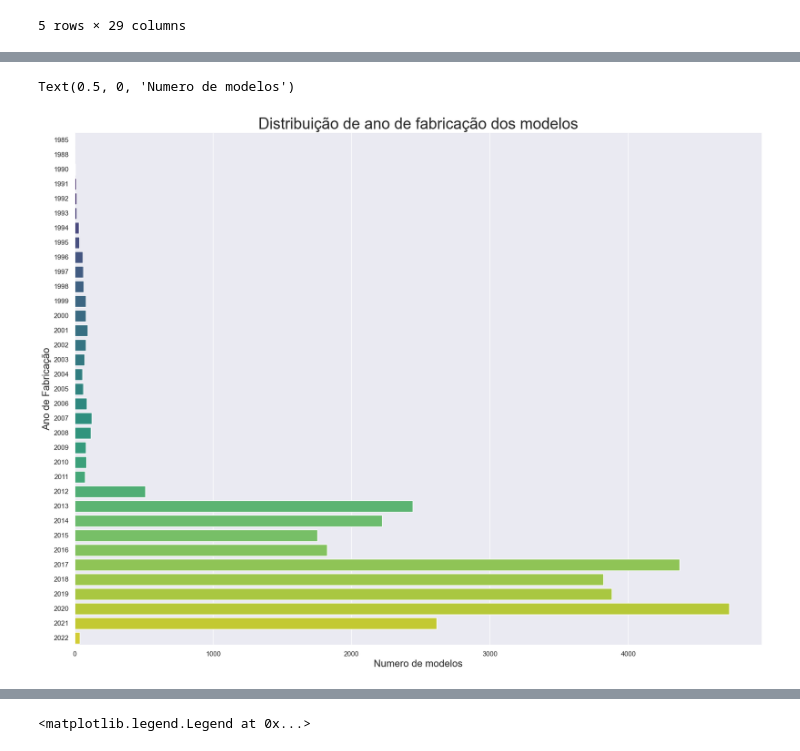
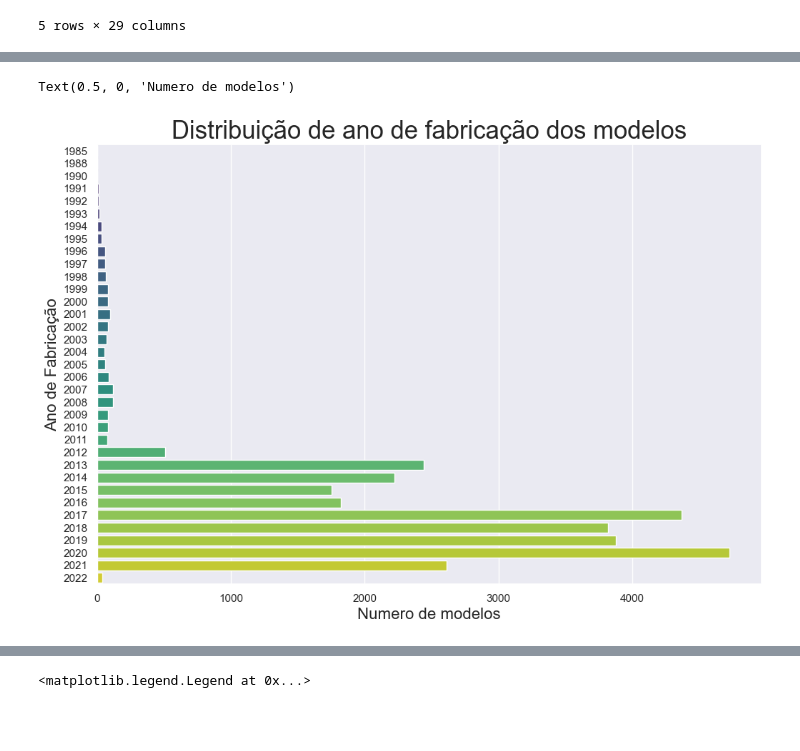
Before and after one commit to marcostrivelato/desafio-lighthouse, a Jupyter notebook: relatório-estatisticas.ipynb, the cells around one changed output, grey strips where cells are left out. Cells and saved outputs as stored; diff of their text form; code cells hidden in the pictures; blank space fills up the shorter version.

```diff
--- a/relatório-estatisticas.ipynb
+++ b/relatório-estatisticas.ipynb
@@ -52,13 +52,13 @@ graph.set_xlim(0,500000)
 # %%
 sns.set()
-plt.figure(figsize=(20, 15))
+plt.figure(figsize=(12, 8))
 graph = sns.countplot(y=df['ano_de_fabricacao'], palette = 'viridis')
 graph.set_title("Distribuição de ano de fabricação dos modelos", fontsize = 25)
 graph.set_ylabel("Ano de Fabricação", fontsize = 16)
 graph.set_xlabel("Numero de modelos", fontsize = 16)
 # %% [output]
 Text(0.5, 0, 'Numero de modelos')
-[figure, old version]
+[figure, new version]
 # %%
 df.loc[df['garantia_de_fábrica'].notnull(),'garantia_de_fábrica'] = 'S'
 df.loc[df['garantia_de_fábrica'].isnull(),'garantia_de_fábrica'] = 'N'
```
Also changed, not shown: parts of 12 cells of this notebook, 2 other files.
